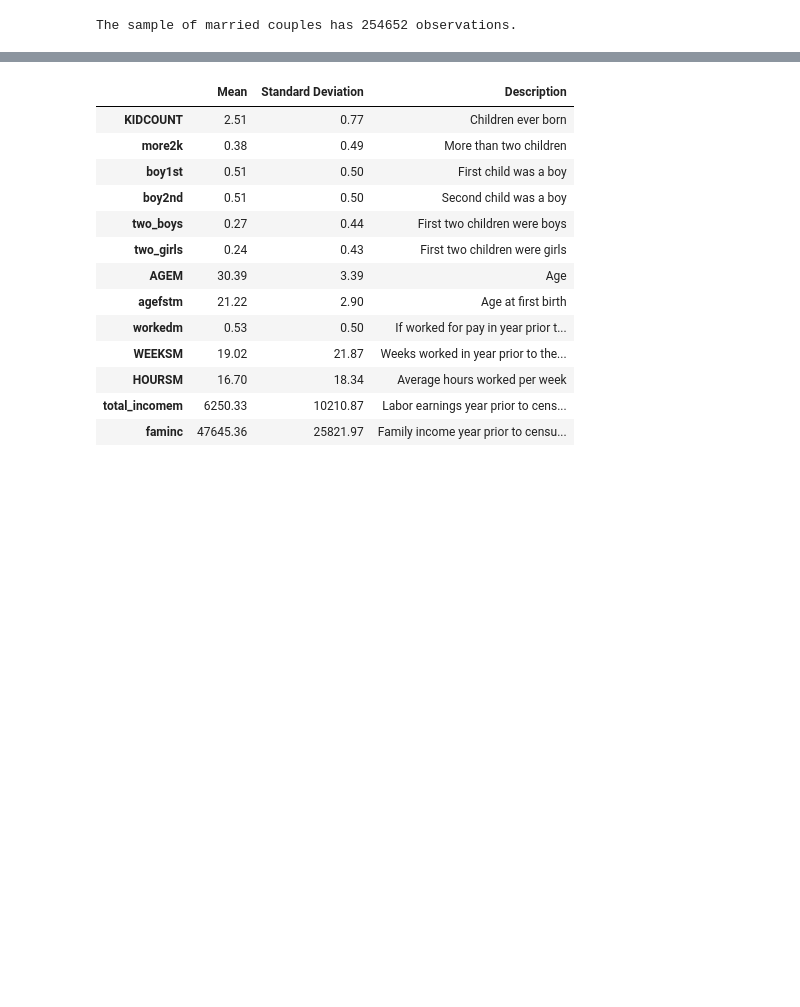
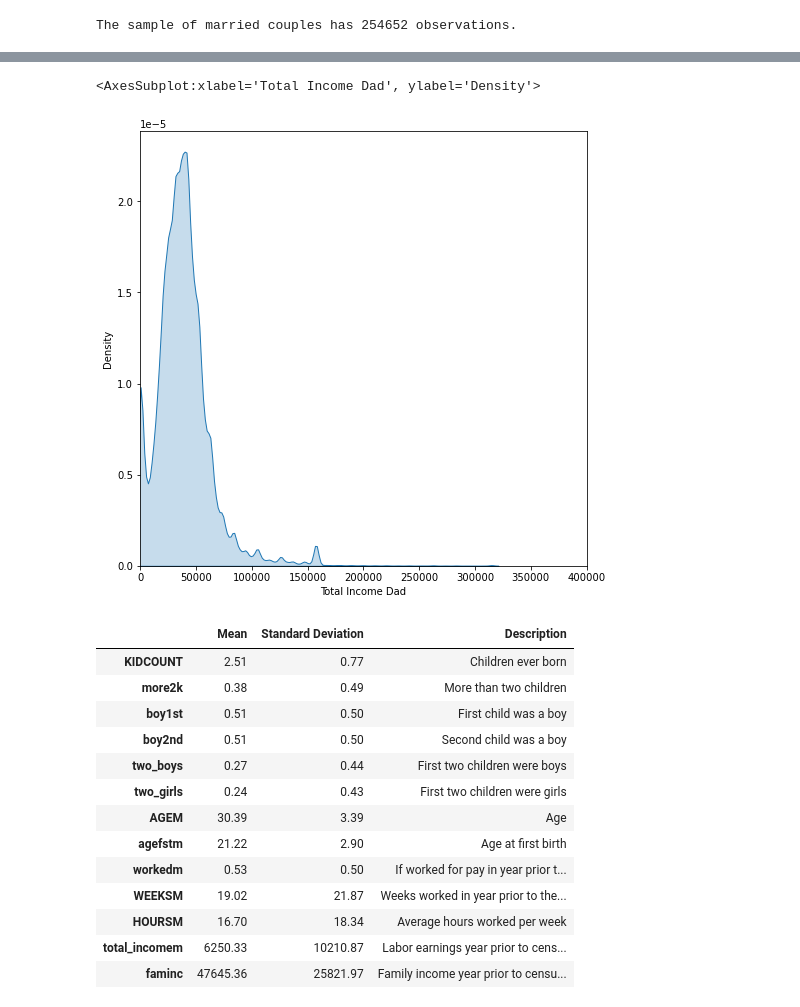
Before and after one commit to carolinalvarez/angrist-and-evans-1998-python, a Jupyter notebook: Angrist_and_Evans_1998.ipynb, the cells around one changed output, grey strips where cells are left out. Drawn from its saved outputs; the diff is of its cells as text; code cells hidden in the pictures; blank space fills up the shorter version.

```diff
--- a/Angrist_and_Evans_1998.ipynb
+++ b/Angrist_and_Evans_1998.ipynb
@@ -466,3 +493,13 @@ msample.describe()
+# %%
+income_dad_density=plt.figure(figsize=(8,8))
+income_dad_density=plt.xlim(0,400000)
+income_dad_density=plt.xlabel('Total Income Dad')
+income_dad_density=plt.ylabel('Density')
+income_dad_density=sns.kdeplot(msample['total_incomed'],shade=True)
+income_dad_density
+# %% [output]
+<AxesSubplot:xlabel='Total Income Dad', ylabel='Density'>
+[figure, added]
 # %%
 table1_2=table_sum_stats(msample)
 table1_2
```
Also changed, not shown: parts of 28 cells of this notebook.
